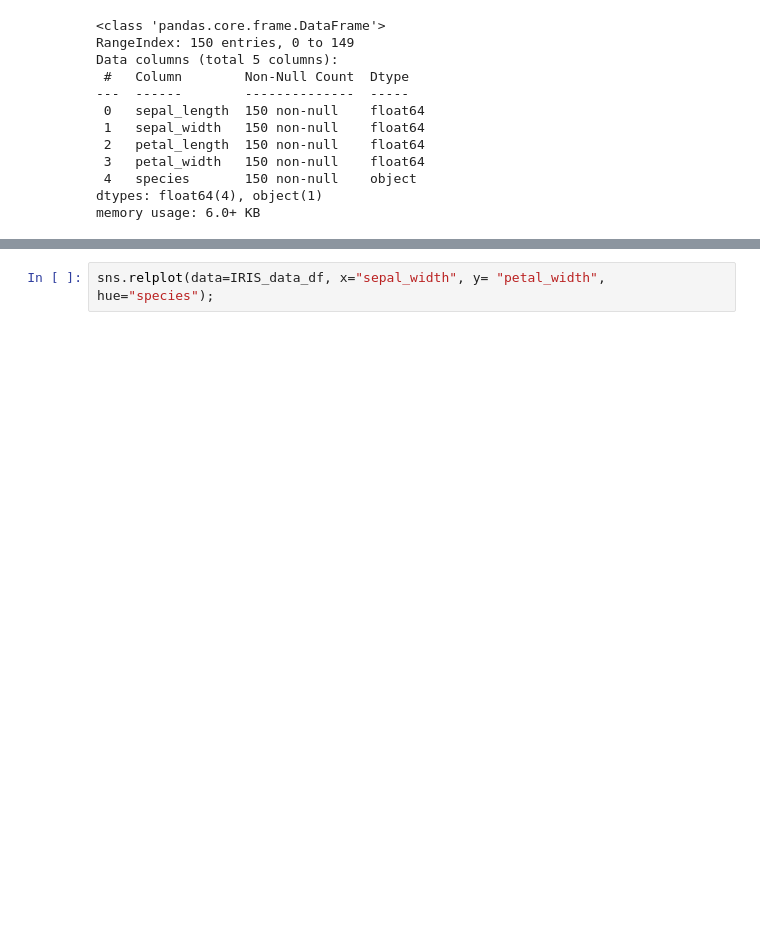
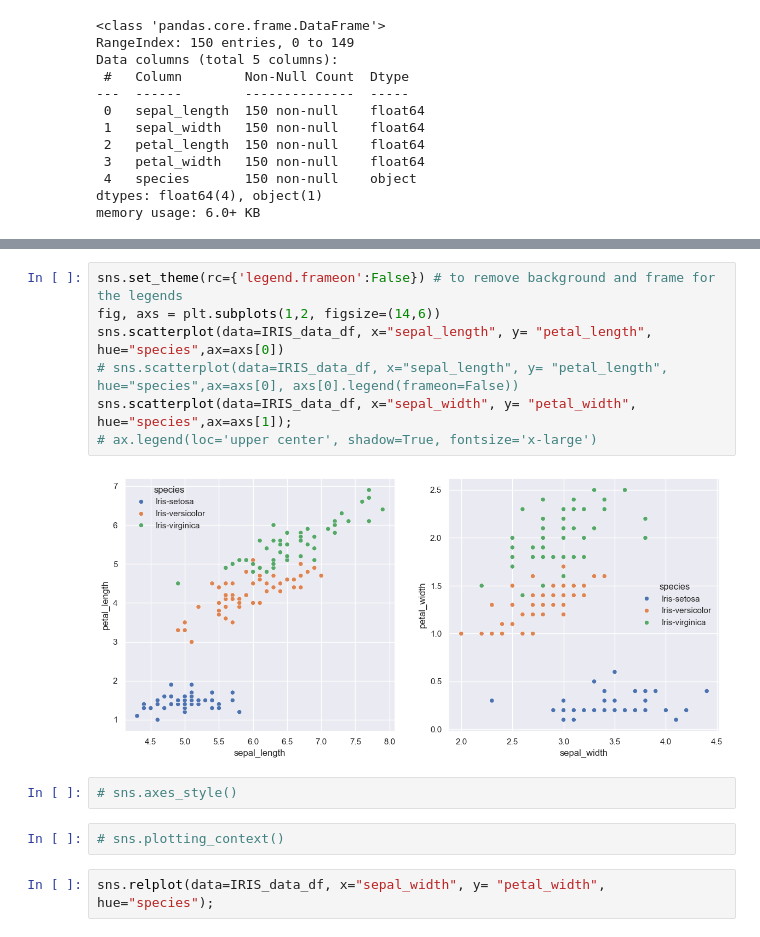
Before and after one commit to totatorbj/su-mt4007, a Jupyter notebook: HW3/HW3_investigation.ipynb, the cells around one changed output, grey strips where cells are left out. Saved outputs shown, nothing was run; the diff lists cells and outputs as text; blank space fills up the shorter version.

```diff
--- a/HW3/HW3_investigation.ipynb
+++ b/HW3/HW3_investigation.ipynb
@@ -50,3 +129,16 @@ sns.relplot(data=IRIS_data_df, x="sepal_length", y= "petal_length", hue="species
+# %%
+sns.set_theme(rc={'legend.frameon':False}) # to remove background and frame for the legends
+fig, axs = plt.subplots(1,2, figsize=(14,6))
+sns.scatterplot(data=IRIS_data_df, x="sepal_length", y= "petal_length", hue="species",ax=axs[0])
+# sns.scatterplot(data=IRIS_data_df, x="sepal_length", y= "petal_length", hue="species",ax=axs[0], axs[0].legend(frameon=False))
+sns.scatterplot(data=IRIS_data_df, x="sepal_width", y= "petal_width", hue="species",ax=axs[1]);
+# ax.legend(loc='upper center', shadow=True, fontsize='x-large')
+# %% [output]
+[figure, added]
+# %%
+# sns.axes_style()
+# %%
+# sns.plotting_context()
 # %%
 sns.relplot(data=IRIS_data_df, x="sepal_width", y= "petal_width", hue="species");
 # %% [output]
```
Also changed, not shown: parts of 10 cells of this notebook, 3 other files.
